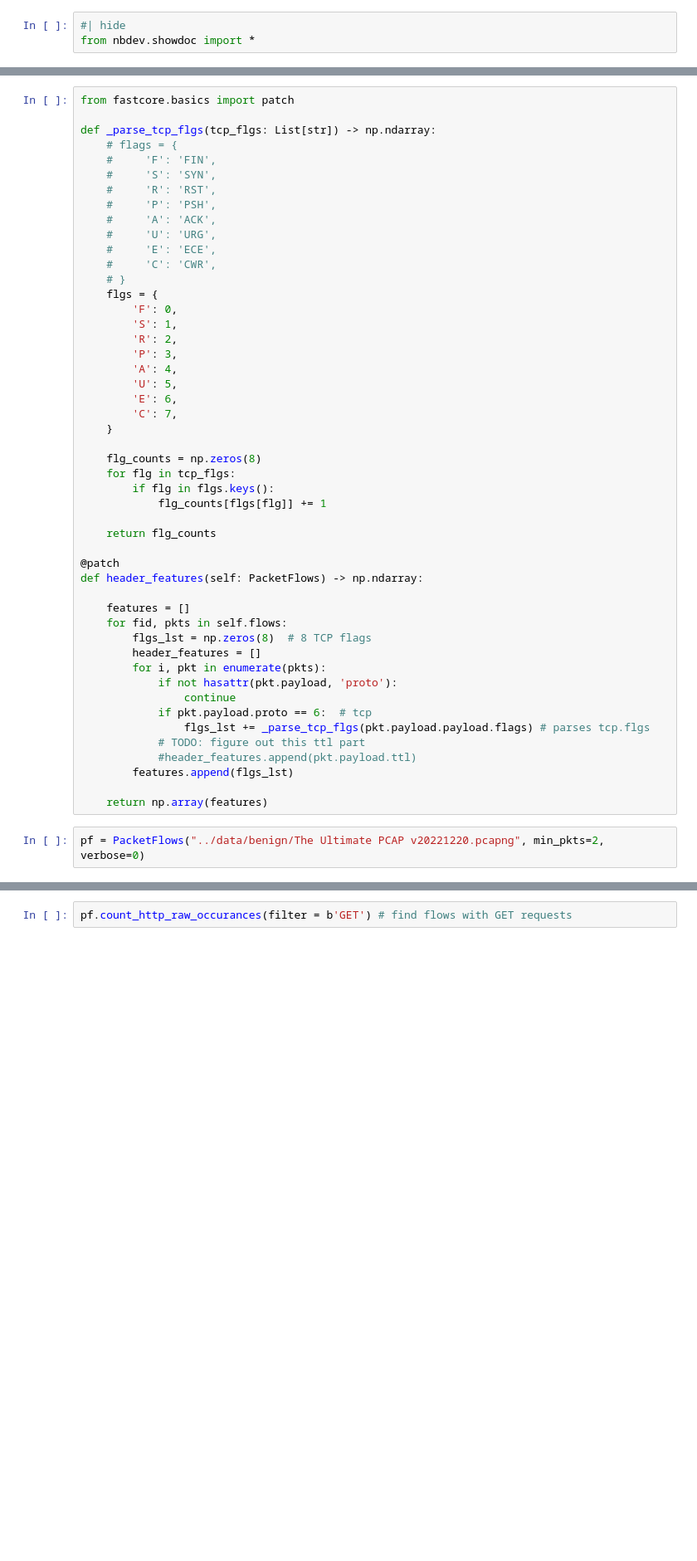
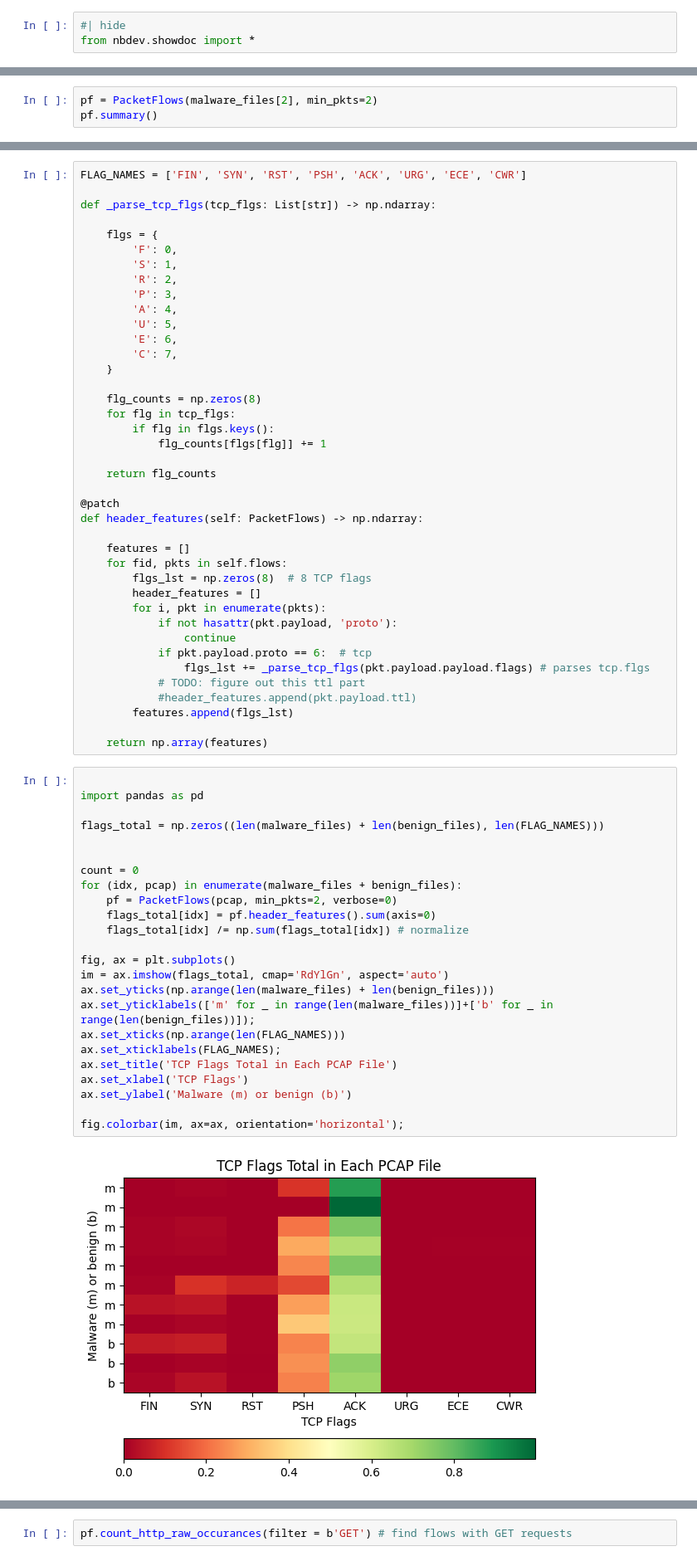
Before and after one commit to khannay/mdetect, a Jupyter notebook: nbs/00_core.ipynb, the cells around one changed output, grey strips where cells are left out. Shown at 83% size. Drawn from its saved outputs; the diff is of its cells as text; blank space fills up the shorter version.

```diff
--- a/nbs/00_core.ipynb
+++ b/nbs/00_core.ipynb
@@ -485,0 +461,3 @@ test_flag = [str(a.payload.payload.flags.value) + ":" + str(len(a)) for a in pf.
+# %%
+pf = PacketFlows(malware_files[2], min_pkts=2)
+pf.summary()
@@ -486,17 +482,8 @@ test_flag = [str(a.payload.payload.flags.value) + ":" + str(len(a)) for a in pf.
 # %%
-from fastcore.basics import patch
+FLAG_NAMES = ['FIN', 'SYN', 'RST', 'PSH', 'ACK', 'URG', 'ECE', 'CWR']
 
 def _parse_tcp_flgs(tcp_flgs: List[str]) -> np.ndarray:
-    # flags = {
-    #     'F': 'FIN',
-    #     'S': 'SYN',
-    #     'R': 'RST',
-    #     'P': 'PSH',
-    #     'A': 'ACK',
-    #     'U': 'URG',
-    #     'E': 'ECE',
-    #     'C': 'CWR',
-    # }
+
     flgs = {
         'F': 0,
         'S': 1,
@@ -532,8 +519,32 @@ def header_features(self: PacketFlows) -> np.ndarray:
         features.append(flgs_lst)
 
     return np.array(features)
-# %%
-pf = PacketFlows("../data/benign/The Ultimate PCAP v20221220.pcapng", min_pkts=2, verbose=0)
+# %%
+
+import pandas as pd
+
+flags_total = np.zeros((len(malware_files) + len(benign_files), len(FLAG_NAMES)))
+
+
+count = 0
+for (idx, pcap) in enumerate(malware_files + benign_files):
+    pf = PacketFlows(pcap, min_pkts=2, verbose=0)
+    flags_total[idx] = pf.header_features().sum(axis=0)
+    flags_total[idx] /= np.sum(flags_total[idx]) # normalize
+
+fig, ax = plt.subplots()
+im = ax.imshow(flags_total, cmap='RdYlGn', aspect='auto')
+ax.set_yticks(np.arange(len(malware_files) + len(benign_files)))
+ax.set_yticklabels(['m' for _ in range(len(malware_files))]+['b' for _ in range(len(benign_files))]);
+ax.set_xticks(np.arange(len(FLAG_NAMES)))
+ax.set_xticklabels(FLAG_NAMES);
+ax.set_title('TCP Flags Total in Each PCAP File')
+ax.set_xlabel('TCP Flags')
+ax.set_ylabel('Malware (m) or benign (b)')
+
+fig.colorbar(im, ax=ax, orientation='horizontal');
+# %% [output]
+[figure, added]
 # %%
 
 # Find HTTP requests with a specific filter
```
Also changed, not shown: parts of 44 cells of this notebook.
